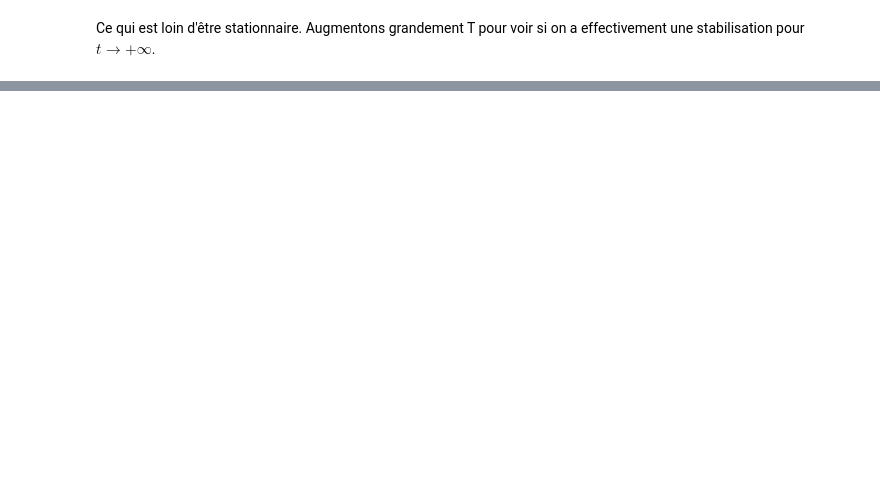
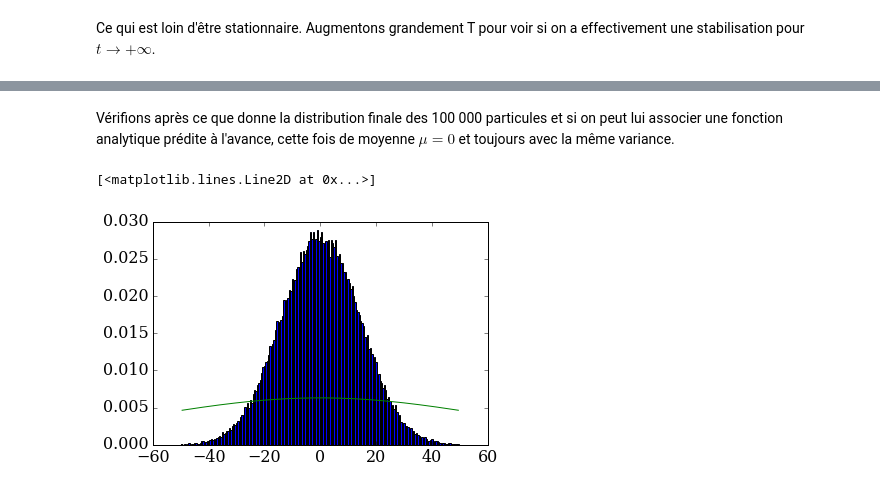
Before and after one commit to Regaban/numerical-mooc, a Jupyter notebook: working/Module 6 - THE LAST ONE.ipynb, the cells around one changed output, grey strips where cells are left out. Saved outputs shown, nothing was run; the diff lists cells and outputs as text; code cells hidden in the pictures; blank space fills up the shorter version.

```diff
--- a/working/Module 6 - THE LAST ONE.ipynb
+++ b/working/Module 6 - THE LAST ONE.ipynb
@@ -429,0 +428,19 @@ for i in range(10):
+# %% [markdown]
+Vérifions après ce que donne la distribution finale des 100 000 particules et si on peut lui associer une fonction analytique prédite à l'avance, cette fois de moyenne $\mu = 0$ et toujours avec la même variance.
+# %%
+# Generate bins centered around 0
+binwidth=0.5
+bins=numpy.arange(-50,50,binwidth) # Les particules fluctuent autour de 0 donc on centre le graphique en 0
+bins = bins + binwidth/2
+
+# Compute bin centers
+bin_centers = bins[:-1]+binwidth/2
+
+# plot a histrogram for verification
+pyplot.hist(x[nt],bins,normed=True);
+
+sigmat2=2*alpha*T+1
+pyplot.plot(bin_centers, numpy.exp(-(bin_centers)**2/(2.0*sigmat2))/numpy.sqrt(2*numpy.pi*sigmat2))
+# %% [output]
+[<matplotlib.lines.Line2D at 0x...>]
+[figure, added]
```
Also changed, not shown: parts of 50 cells of this notebook.
